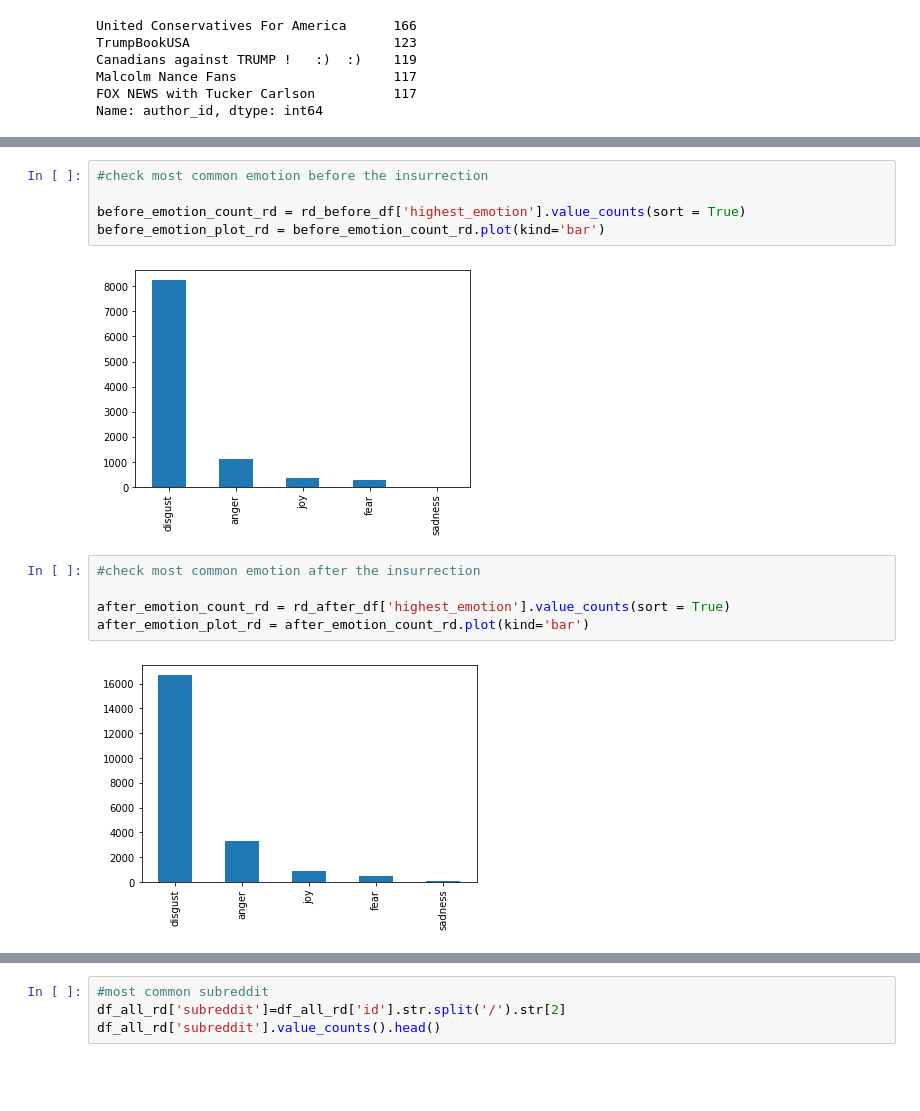
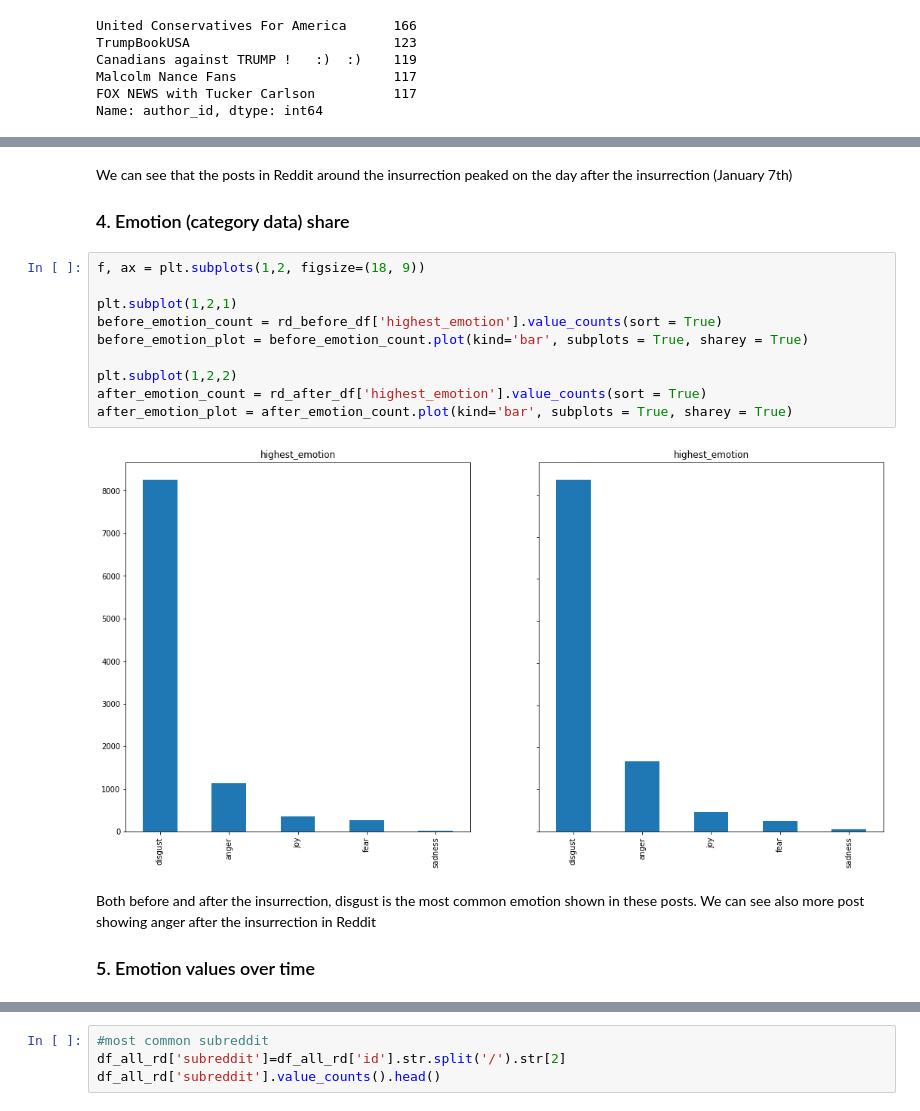
Before and after one commit to 105062125/IDS21-final-project, a Jupyter notebook: insurrection_exploration.ipynb, the cells around one changed output, grey strips where cells are left out. Cells and saved outputs as stored; diff of their text form; blank space fills up the shorter version.

```diff
--- a/insurrection_exploration.ipynb
+++ b/insurrection_exploration.ipynb
@@ -117,20 +271,26 @@ rd_freq = df_all_rd['date_column'].value_counts(sort = False)
 date_plot = rd_freq.plot(kind='bar')
 # %% [output]
 [figure]
-# %%
-#check most common emotion before the insurrection
-
-before_emotion_count_rd = rd_before_df['highest_emotion'].value_counts(sort = True)
-before_emotion_plot_rd = before_emotion_count_rd.plot(kind='bar')
-# %% [output]
-[figure, removed]
-# %%
-#check most common emotion after the insurrection
-
-after_emotion_count_rd = rd_after_df['highest_emotion'].value_counts(sort = True)
-after_emotion_plot_rd = after_emotion_count_rd.plot(kind='bar')
-# %% [output]
-[figure, removed]
+# %% [markdown]
+We can see that the posts in Reddit around the insurrection peaked on the day after the insurrection (January 7th)
+
+### 4. Emotion (category data) share
+# %%
+f, ax = plt.subplots(1,2, figsize=(18, 9))
+
+plt.subplot(1,2,1)
+before_emotion_count = rd_before_df['highest_emotion'].value_counts(sort = True)
+before_emotion_plot = before_emotion_count.plot(kind='bar', subplots = True, sharey = True)
+
+plt.subplot(1,2,2)
+after_emotion_count = rd_after_df['highest_emotion'].value_counts(sort = True)
+after_emotion_plot = after_emotion_count.plot(kind='bar', subplots = True, sharey = True)
+# %% [output]
+[figure, added]
+# %% [markdown]
+Both before and after the insurrection, disgust is the most common emotion shown in these posts. We can see also more post showing anger after the insurrection in Reddit
+
+### 5. Emotion values over time
 # %%
 #check growth of each emotions per date (reddit)
 
```
Also changed, not shown: parts of 66 cells of this notebook.
